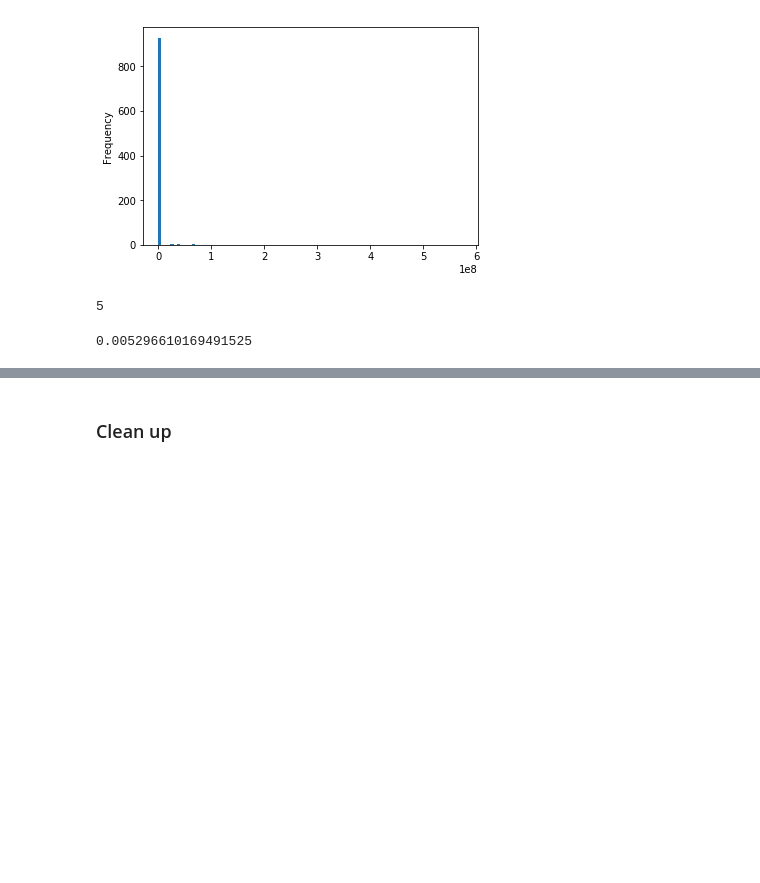
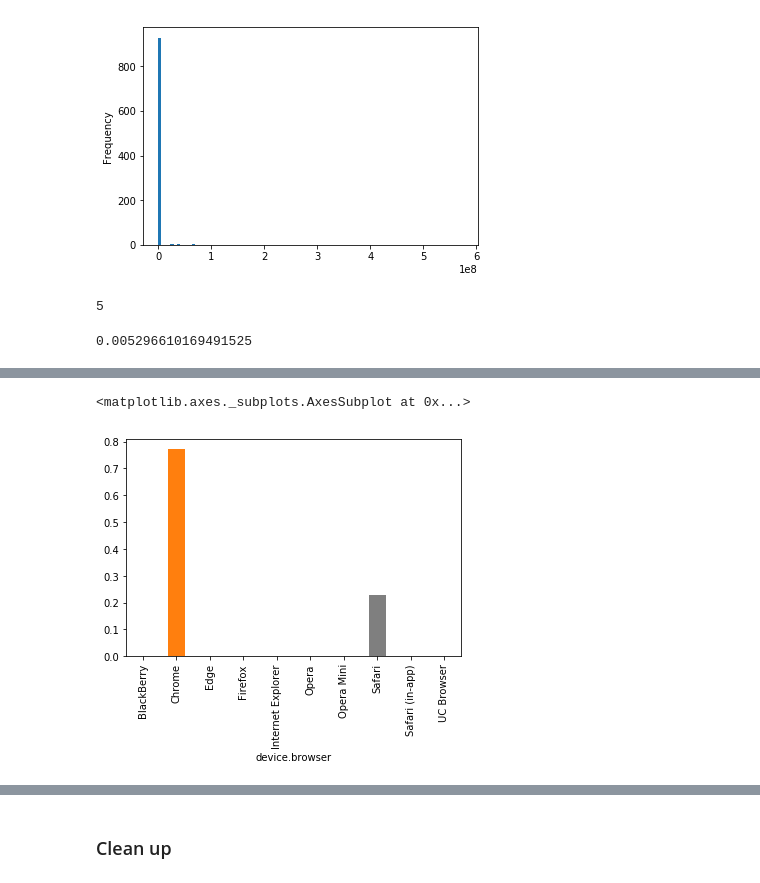
Before and after one commit to Archisman-Roy/DS_Explorations, a Jupyter notebook: GA_customer_revenue_prediction/Model_building_V1.ipynb, the cells around one changed output, grey strips where cells are left out. Drawn from its saved outputs; the diff is of its cells as text; code cells hidden in the pictures; blank space fills up the shorter version.

```diff
--- a/GA_customer_revenue_prediction/Model_building_V1.ipynb
+++ b/GA_customer_revenue_prediction/Model_building_V1.ipynb
@@ -245,0 +304,8 @@ revenue = revenue.assign(cum_revenue_pct = revenue["totals.transactionRevenue"].
+# %%
+#Proportions in when looking at sum of revenue
+device_browser = train_data.groupby(['device.browser']).agg({'totals.transactionRevenue': 'sum'}).reset_index()
+device_browser = device_browser.assign(pct = (device_browser["totals.transactionRevenue"]/device_browser["totals.transactionRevenue"].sum()))
+device_browser.set_index("device.browser",drop=True)["pct"].plot.bar()
+# %% [output]
+<matplotlib.axes._subplots.AxesSubplot at 0x...>
+[figure, added]
```
Also changed, not shown: parts of 19 cells of this notebook.
